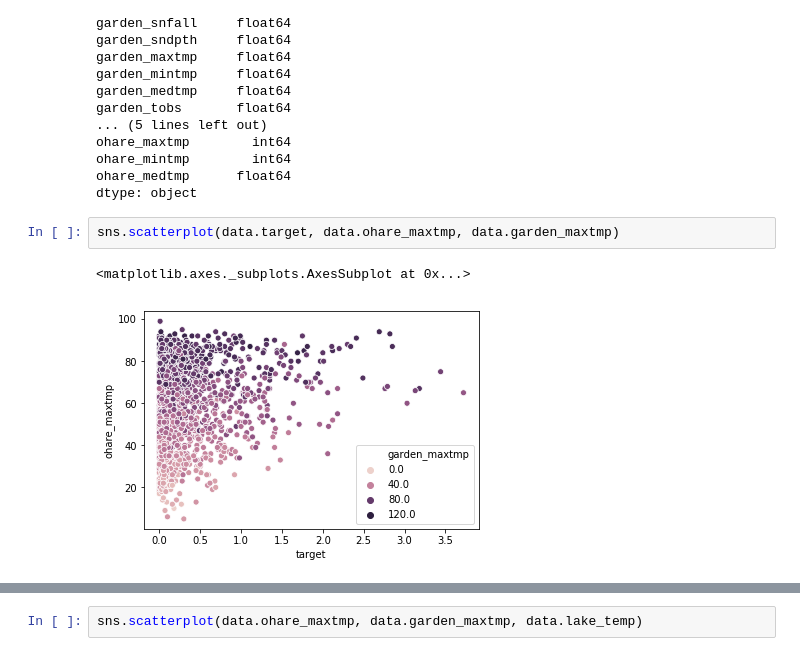
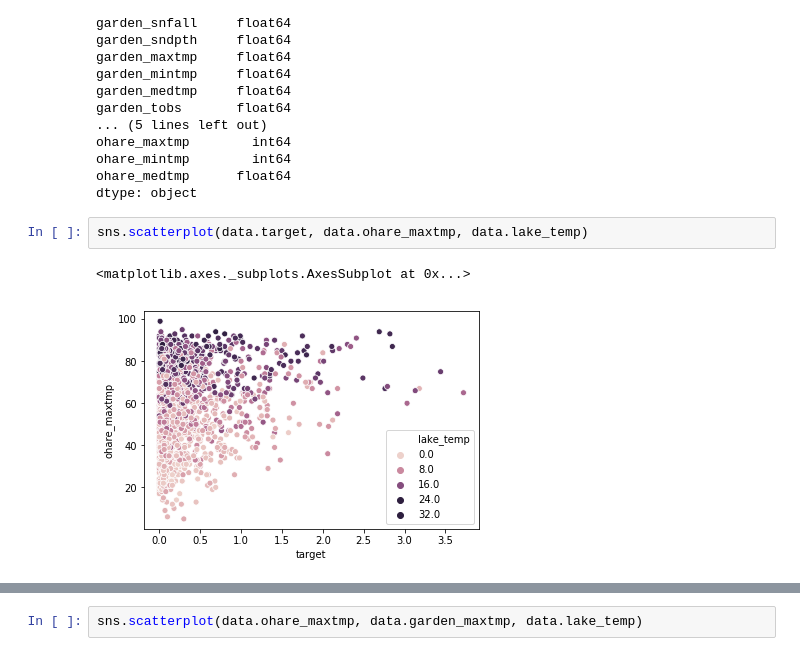
Before and after one commit to BlakeWallace/Lake_Michigan_Influences, a Jupyter notebook: EDA_and_analysis.ipynb, the cells around one changed output, grey strips where cells are left out. Drawn from its saved outputs; the diff is of its cells as text.

```diff
--- a/EDA_and_analysis.ipynb
+++ b/EDA_and_analysis.ipynb
@@ -786,7 +876,7 @@ ohare_mintmp        int64
 ohare_medtmp      float64
 dtype: object
 # %%
-sns.scatterplot(data.target, data.ohare_maxtmp, data.garden_maxtmp)
+sns.scatterplot(data.target, data.ohare_maxtmp, data.lake_temp)
 # %% [output]
 <matplotlib.axes._subplots.AxesSubplot at 0x...>
-[figure, old version]
+[figure, new version]
```
Also changed, not shown: parts of 37 cells of this notebook, 10 other files.
